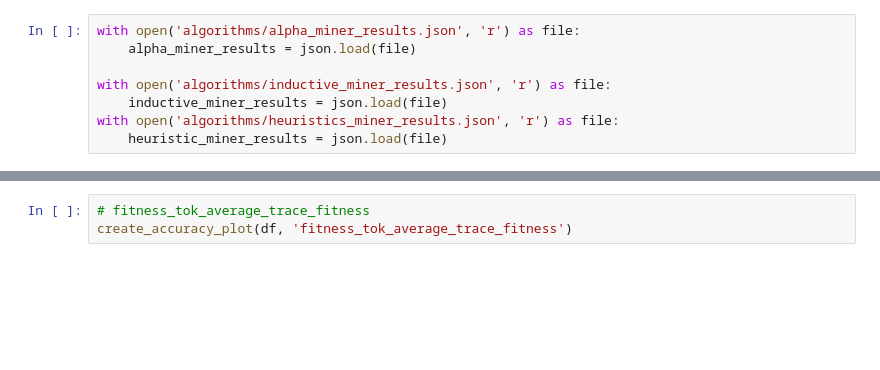
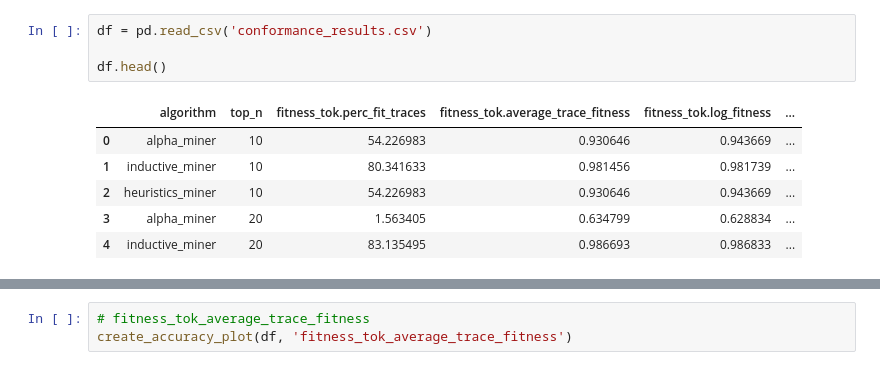
Before and after one commit to 1shaked/year_3, a Jupyter notebook: process mining/ClicksData/accuracy_graphs.ipynb, the cells around one changed output, grey strips where cells are left out. Drawn from its saved outputs; the diff is of its cells as text; blank space fills up the shorter version.

```diff
--- a/process mining/ClicksData/accuracy_graphs.ipynb
+++ b/process mining/ClicksData/accuracy_graphs.ipynb
@@ -10,8 +13,11 @@ import json
 # %%
-with open('algorithms/alpha_miner_results.json', 'r') as file:
-    alpha_miner_results = json.load(file)
+df = pd.read_csv('conformance_results.csv')
 
-with open('algorithms/inductive_miner_results.json', 'r') as file:
-    inductive_miner_results = json.load(file)
-with open('algorithms/heuristics_miner_results.json', 'r') as file:
-    heuristic_miner_results = json.load(file)
+df.head()
+# %% [output]
+|  | algorithm | top_n | fitness_tok.perc_fit_traces | fitness_tok.average_trace_fitness | fitness_tok.log_fitness | ... |
+| 0 | alpha_miner | 10 | 54.226983 | 0.930646 | 0.943669 | ... |
+| 1 | inductive_miner | 10 | 80.341633 | 0.981456 | 0.981739 | ... |
+| 2 | heuristics_miner | 10 | 54.226983 | 0.930646 | 0.943669 | ... |
+| 3 | alpha_miner | 20 | 1.563405 | 0.634799 | 0.628834 | ... |
+| 4 | inductive_miner | 20 | 83.135495 | 0.986693 | 0.986833 | ... |
```
Also changed, not shown: parts of 9 cells of this notebook.
